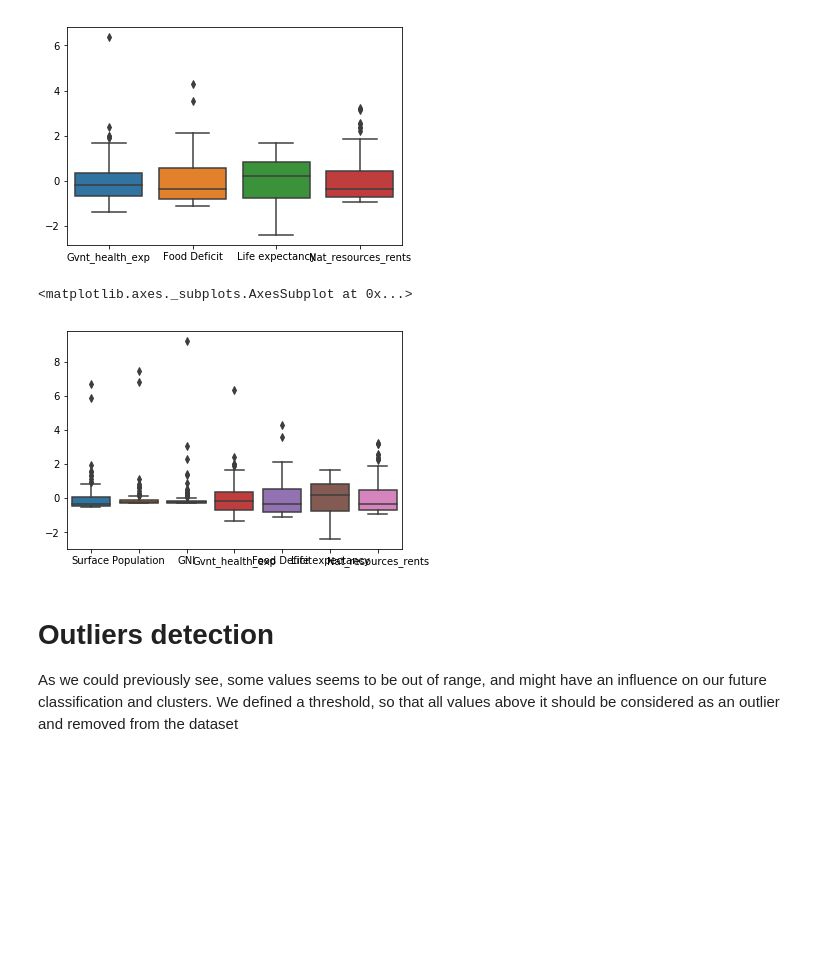
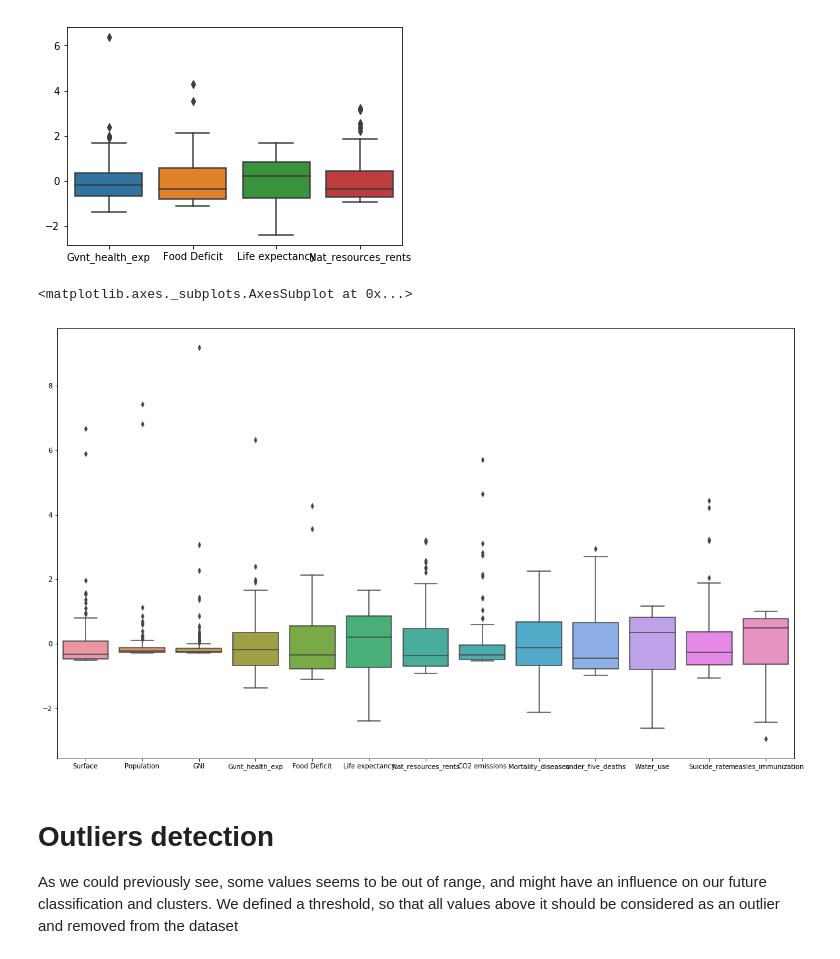
Before and after one commit to hgit2/IAproject, a Jupyter notebook: Projet_IA_clustering_classification.ipynb, the cells around one changed output. Drawn from its saved outputs; the diff is of its cells as text; code cells hidden in the pictures; blank space fills up the shorter version.

Commit message:
added new data for classification in the script, imported dataset, everything works fine :)

```diff
--- a/Projet_IA_clustering_classification.ipynb
+++ b/Projet_IA_clustering_classification.ipynb
@@ -70,0 +89,6 @@ data=data.drop(columns=['Time_x', 'Time Code_x', 'Time_y', 'Time Code_y' ])
+# %%
+dataComplet = pd.merge(data, classification2, how='inner', on=['Country Name', 'Country Code'])
+# %%
+dataComplet=dataComplet.drop(columns=['Time','Time Code' ])
+# %%
+dataComplet.loc[:,'under_five_deaths']=dataComplet.loc[:,'under_five_deaths']/(dataComplet.loc[:,'Population']//100000)
@@ -71,4 +97,5 @@ data=data.drop(columns=['Time_x', 'Time Code_x', 'Time_y', 'Time Code_y' ])
 # %%
 # set index with country code
 data = data.set_index('Country Code')
+dataComplet = dataComplet.set_index('Country Code')
 # %%
@@ -102,12 +129,13 @@ sns.boxplot(data=Z_scored_dfautres)
 [figure]
 # %%
 # boxplot with the whole dataset (classification)
-datan = data.iloc[:,1:]
+plt.figure(figsize=(20,12))
+datan = dataComplet.iloc[:,1:]
 Z_scored_df = (datan-datan.mean())/datan.std()
 sns.boxplot(data=Z_scored_df)
 # %% [output]
 <matplotlib.axes._subplots.AxesSubplot at 0x...>
-[figure, old version]
+[figure, new version]
 # %% [markdown]
 # Outliers detection
 
```
Also changed, not shown: parts of 18 cells of this notebook, 1 other file.
